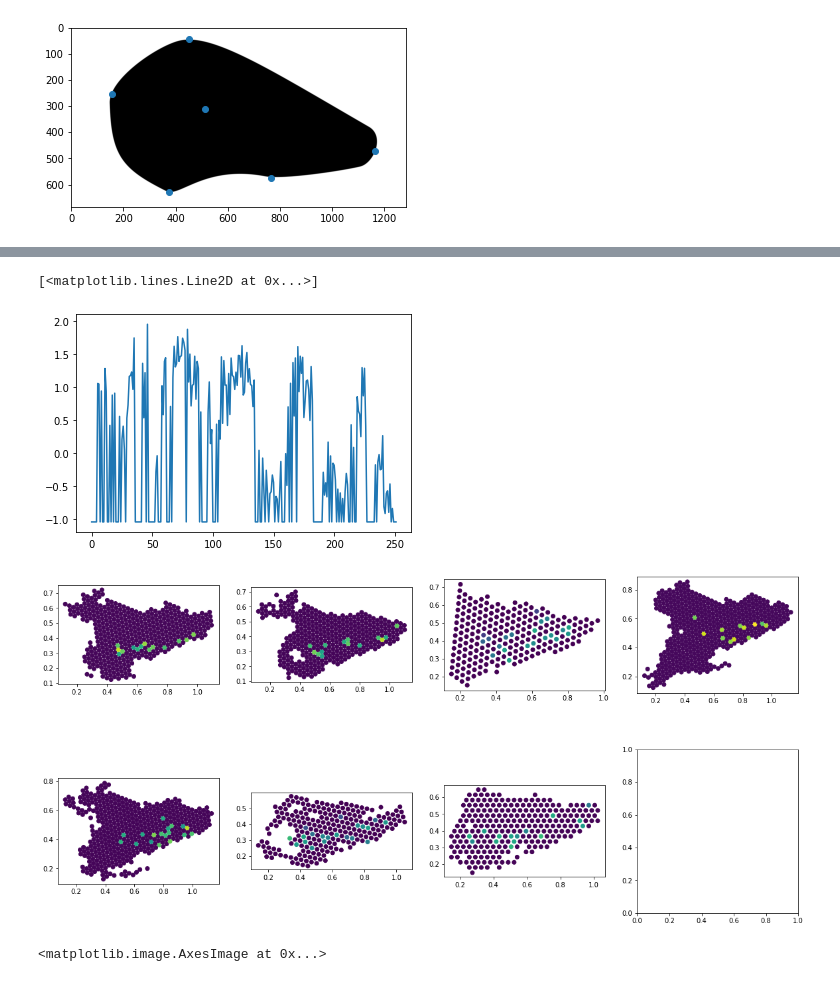
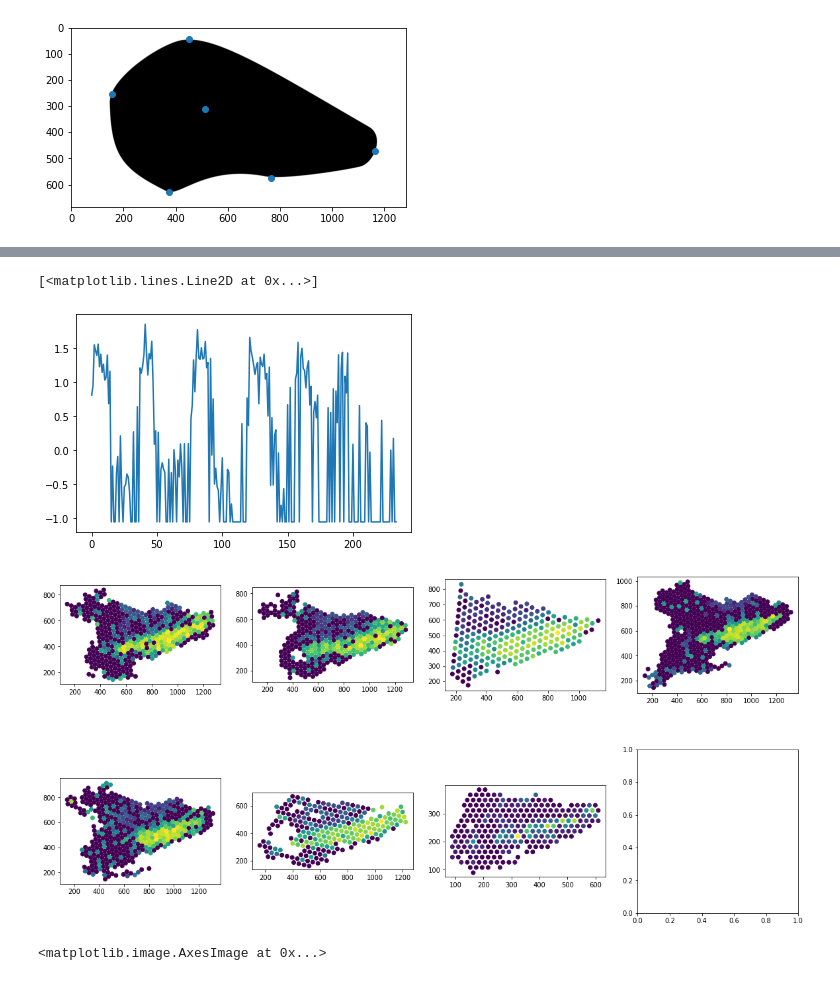
Before and after one commit to almaan/eggplant, a Jupyter notebook: notebooks/tri-analysis.ipynb, the cells around one changed output, grey strips where cells are left out. Saved outputs shown, nothing was run; the diff lists cells and outputs as text; code cells hidden in the pictures.

```diff
--- a/notebooks/tri-analysis.ipynb
+++ b/notebooks/tri-analysis.ipynb
@@ -50,4 +51,0 @@ plt.scatter(ref_lmk.x_cord,ref_lmk.y_cord)
-# %%
-mx_grid = grid_crd.max()
-grid_crd = grid_crd / mx_grid
-ref_lmk.iloc[:,:] = ref_lmk.iloc[:,:] / mx_grid
@@ -55,11 +61,12 @@ ref_lmk.iloc[:,:] = ref_lmk.iloc[:,:] / mx_grid
 pths = os.listdir(TRI_CNT_DIR)
 adatas = [ad.read_h5ad(osp.join(TRI_CNT_DIR,p)) for p in pths]
 # %%
-sc.pp.filter_genes(adata,min_cells = 0.1)
 #pp.normalize_jointly(adatas)
-for adata in adatas:
+for adata in adatas[0:-1]:
+    sc.pp.filter_genes(adata,min_cells = 0.1)
     sc.pp.normalize_total(adata,1e4,exclude_highly_expressed = True)
-    sc.pp.log1p(adata,)
+    sc.pp.log1p(adata)
     sc.pp.scale(adata)
     pp.match_scales(adata,ref_lmk.values)
-    pp.get_landmark_distance(adata)
+    pp.get_landmark_distance(adata,
+                             reference=ref_lmk.values)
@@ -67,22 +81,20 @@ for adata in adatas:
 plt.plot(adata.obs_vector("CCN2"))
 # %% [output]
 [<matplotlib.lines.Line2D at 0x...>]
-[figure, old version]
+[figure, new version]
 # %%
-gene = "COL2A1"
+gene = "CCN2"
 fig,ax = plt.subplots(2,4,figsize = (20,10))
 ax = ax.flatten()
-mn = min([a.obs_vector(gene).min() for a in adatas])
-mx = max([a.obs_vector(gene).max() for a in adatas])
+#mn = min([a.obs_vector(gene).min() for a in adatas])
+#mx = max([a.obs_vector(gene).max() for a in adatas])
 for k,adata in enumerate(adatas):
     ax[k].scatter(adata.obsm["spatial"][:,0],
                 adata.obsm["spatial"][:,1],
-                  vmin = mn,
-                  vmax = mx,
                 c = adata.obs_vector(gene))
     ax[k].set_aspect("equal")
 # %% [output]
-[figure, old version]
+[figure, new version]
 # %%
 plt.imshow(adatas[-1].uns["spatial"]["section_1"]["images"]["hires_landmarks"])
 # %% [output]
```
Also changed, not shown: parts of 14 cells of this notebook, 11 other files.
